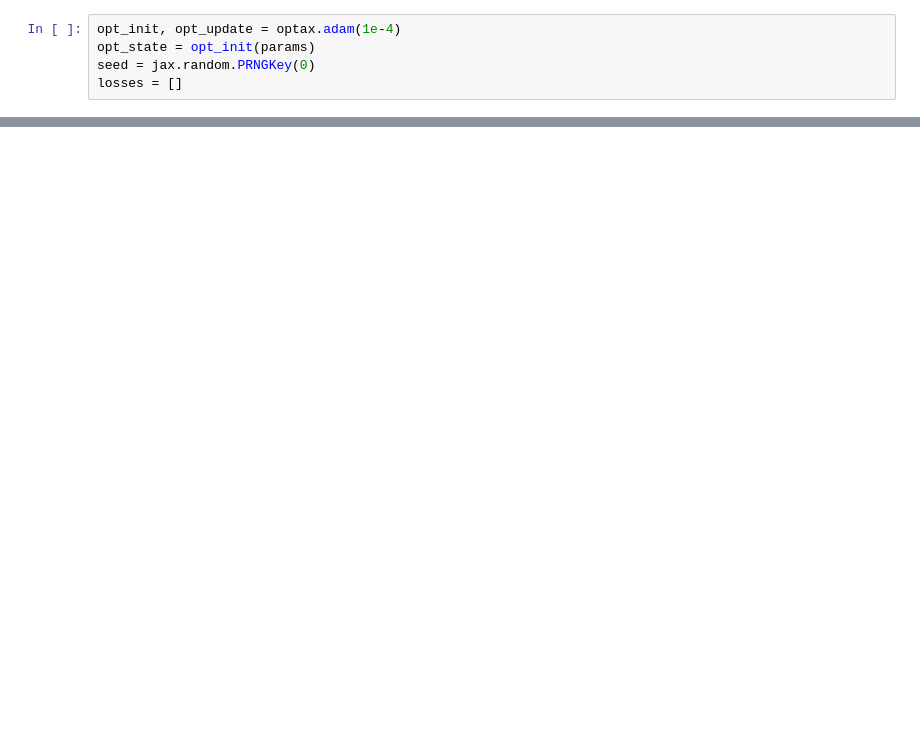
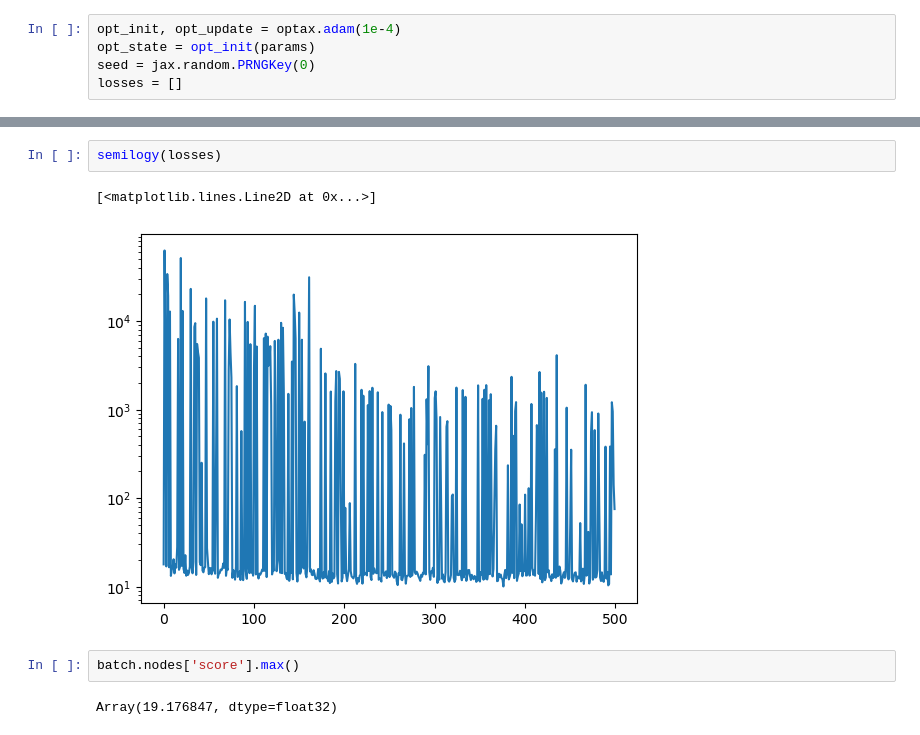
Before and after one commit to McWilliamsCenter/DeepGalaxyHaloConnection, a Jupyter notebook: notebooks/TrivialAlignments.ipynb, the cells around one changed output, grey strips where cells are left out. Drawn from its saved outputs; the diff is of its cells as text; blank space fills up the shorter version.

```diff
--- a/notebooks/TrivialAlignments.ipynb
+++ b/notebooks/TrivialAlignments.ipynb
@@ -196,0 +254,9 @@ params, opt_state, l = update(params, opt_state, batch)
+# %%
+semilogy(losses)
+# %% [output]
+[<matplotlib.lines.Line2D at 0x...>]
+[figure, added]
+# %%
+batch.nodes['score'].max()
+# %% [output]
+Array(19.176847, dtype=float32)
```
Also changed, not shown: parts of 23 cells of this notebook, 1 other file.
